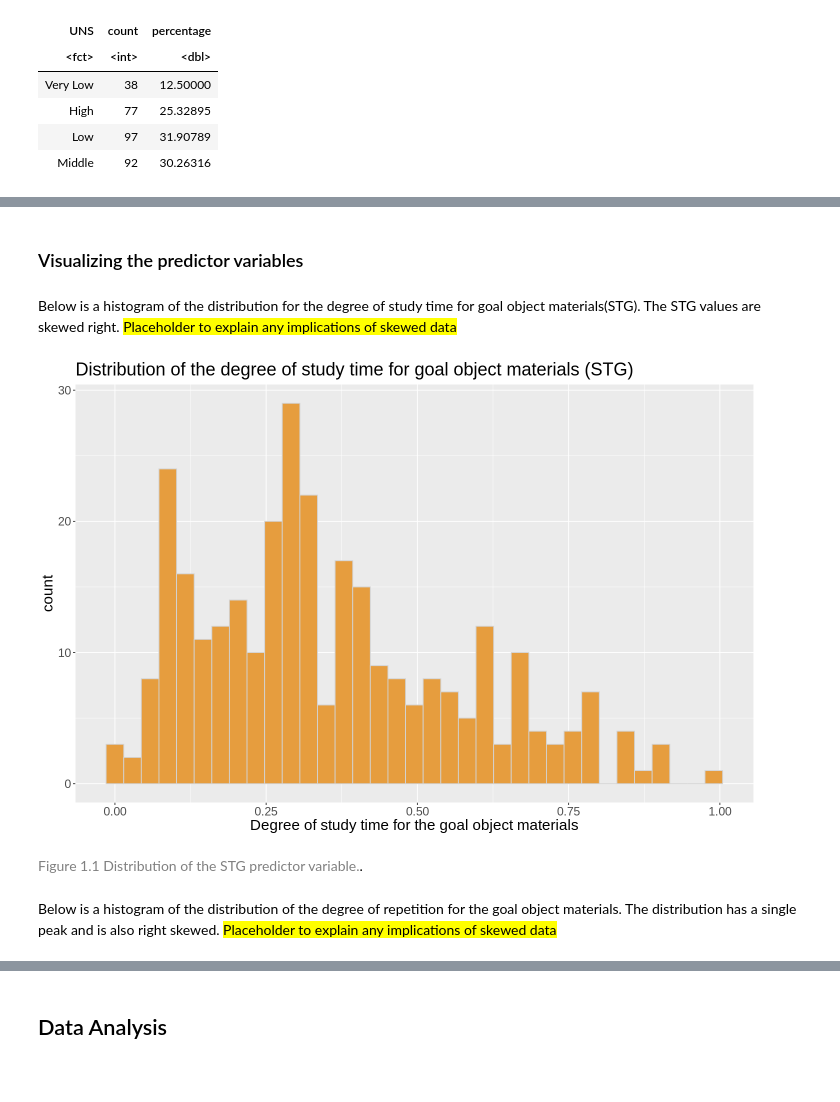
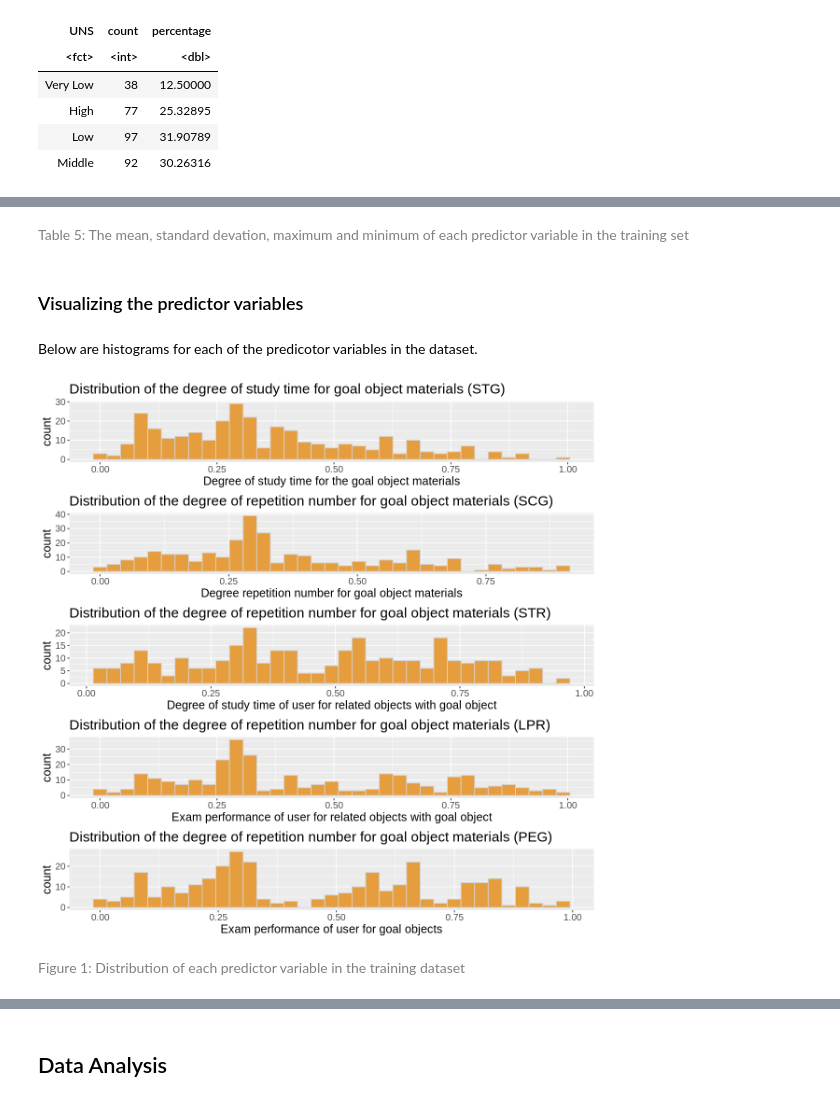
Before and after one commit to olivia-1221/Knowledge-Classification, a Jupyter notebook: report.ipynb, the cells around one changed output, grey strips where cells are left out. Drawn from its saved outputs; the diff is of its cells as text; code cells hidden in the pictures; blank space fills up the shorter version.

```diff
--- a/report.ipynb
+++ b/report.ipynb
@@ -186,21 +168,44 @@ A tibble: 1 × 2
+# %% [markdown]
+<span style="color:gray">Table 5: The mean, standard devation, maximum and minimum of each predictor variable in the training set</span>
 # %% [markdown]
 ### Visualizing the predictor variables
-# %% [markdown]
-Below is a histogram of the distribution for the degree of study time for goal object materials(STG). The STG values are skewed right.
-<mark>Placeholder to explain any implications of skewed data</mark>
-# %%
-options(repr.plot.width = 12, repr.plot.height = 8)
-
-stg_hist <- ggplot(knowledge_training, aes(x = STG)) +
-            geom_histogram(bins = 35, color = "lightgrey", fill = "#e69d3e") +
-            ggtitle("Distribution of the degree of study time for goal object materials (STG)") +
-            xlab("Degree of study time for the goal object materials") +
-            theme(text = element_text(size = 18))
-stg_hist
-# %% [output]
-[figure, removed]
+# %% [markdown]
+Below are histograms for each of the predicotor variables in the dataset.
+# %%
+options(repr.plot.width = 10, repr.plot.height = 10)
+
+stg_hist <- ggplot(knowledge_training, aes(x = STG)) +
+            geom_histogram(bins = 35, color = "lightgrey", fill = "#e69d3e") +
+            ggtitle("Distribution of the degree of study time for goal object materials (STG)") +
+            xlab("Degree of study time for the goal object materials") +
+            theme(text = element_text(size = 15))
+
+scg_hist <- ggplot(knowledge_training, aes(x = SCG)) +
+            geom_histogram(bins = 35, color = "lightgrey", fill = "#e69d3e") +
+            ggtitle("Distribution of the degree of repetition number for goal object materials (SCG)") +
+            xlab("Degree repetition number for goal object materials") +
+            theme(text = element_text(size = 15))
+
+str_hist <- ggplot(knowledge_training, aes(x = STR)) +
+            geom_histogram(bins = 35, color = "lightgrey", fill = "#e69d3e") +
+            ggtitle("Distribution of the degree of repetition number for goal object materials (STR)") +
+            xlab("Degree of study time of user for related objects with goal object") +
+            theme(text = element_text(size = 15))
+
+lpr_hist <- ggplot(knowledge_training, aes(x = LPR)) +
+            geom_histogram(bins = 35, color = "lightgrey", fill = "#e69d3e") +
+            ggtitle("Distribution of the degree of repetition number for goal object materials (LPR)") +
+            xlab("Exam performance of user for related objects with goal object") +
+            theme(text = element_text(size = 15))
+
+peg_hist <- ggplot(knowledge_training, aes(x = PEG)) +
+            geom_histogram(bins = 35, color = "lightgrey", fill = "#e69d3e") +
+            ggtitle("Distribution of the degree of repetition number for goal object materials (PEG)") +
+            xlab("Exam performance of user for goal objects") +
+            theme(text = element_text(size = 15))
+
+plot_grid(stg_hist, scg_hist, str_hist, lpr_hist, peg_hist, nrow = 5)
+# %% [output]
+[figure, added]
 # %% [markdown]
-<span style="color:gray">Figure 1.1 Distribution of the STG predictor variable.</span>.
+<span style="color:gray">Figure 1: Distribution of each predictor variable in the training dataset</span>
-# %% [markdown]
-Below is a histogram of the distribution of the degree of repetition for the goal object materials. The distribution has a single peak and is also right skewed.
-<mark>Placeholder to explain any implications of skewed data</mark>
```
Also changed, not shown: parts of 64 cells of this notebook.
